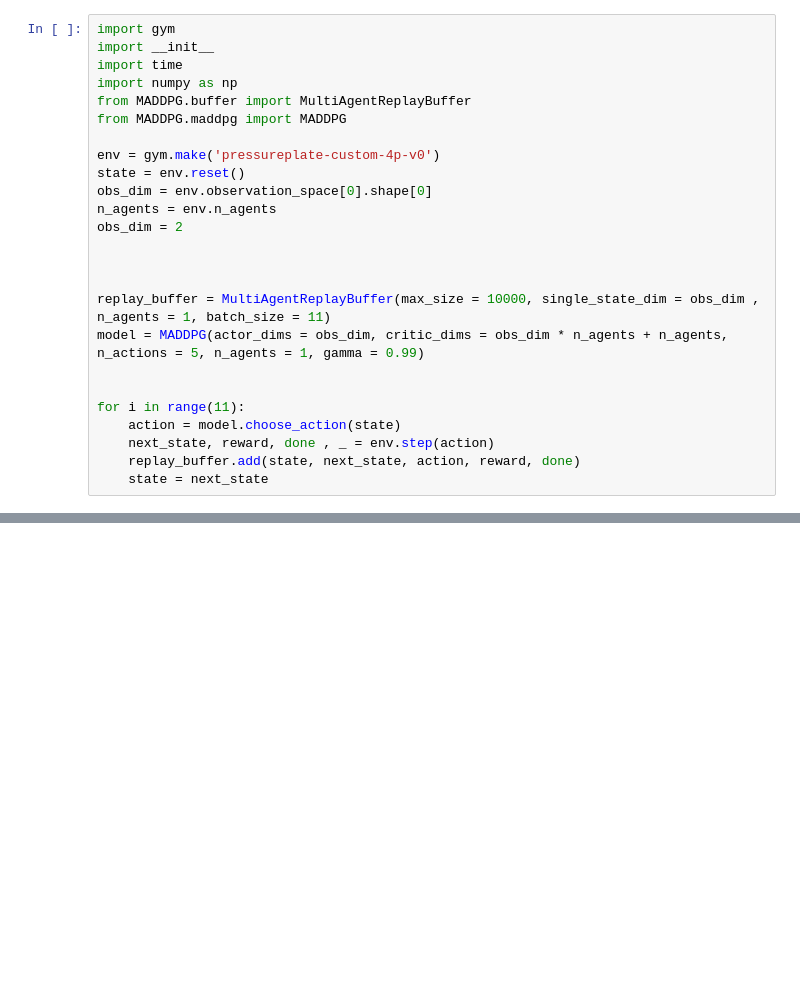
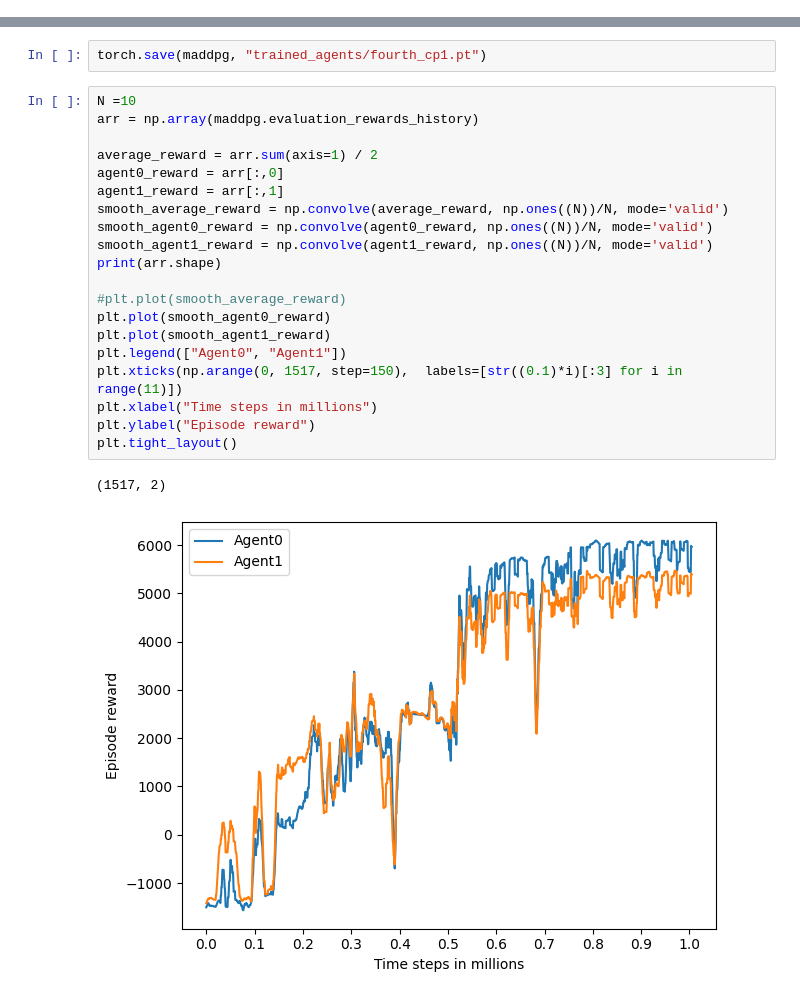
Before and after one commit to Paledomain/pressureplate, a Jupyter notebook: pressureplate/train_agent.ipynb, the cells around one changed output, grey strips where cells are left out. Cells and saved outputs as stored; diff of their text form; blank space fills up the shorter version.

```diff
--- a/pressureplate/train_agent.ipynb
+++ b/pressureplate/train_agent.ipynb
@@ -359,25 +49,0 @@ KeyboardInterrupt:
-# %%
-import gym
-import __init__
-import time
-import numpy as np
-from MADDPG.buffer import MultiAgentReplayBuffer
-from MADDPG.maddpg import MADDPG
-
-env = gym.make('pressureplate-custom-4p-v0')
-state = env.reset()
-obs_dim = env.observation_space[0].shape[0]
-n_agents = env.n_agents
-obs_dim = 2
-
-
-
-replay_buffer = MultiAgentReplayBuffer(max_size = 10000, single_state_dim = obs_dim , n_agents = 1, batch_size = 11)
-model = MADDPG(actor_dims = obs_dim, critic_dims = obs_dim * n_agents + n_agents, n_actions = 5, n_agents = 1, gamma = 0.99)
-
-
-for i in range(11):
-    action = model.choose_action(state)
-    next_state, reward, done , _ = env.step(action)
-    replay_buffer.add(state, next_state, action, reward, done)
-    state = next_state
@@ -414,0 +192,25 @@ tensor([[1],
+# %%
+torch.save(maddpg, "trained_agents/fourth_cp1.pt")
+# %%
+N =10
+arr = np.array(maddpg.evaluation_rewards_history)
+
+average_reward = arr.sum(axis=1) / 2
+agent0_reward = arr[:,0]
+agent1_reward = arr[:,1]
+smooth_average_reward = np.convolve(average_reward, np.ones((N))/N, mode='valid')
+smooth_agent0_reward = np.convolve(agent0_reward, np.ones((N))/N, mode='valid')
+smooth_agent1_reward = np.convolve(agent1_reward, np.ones((N))/N, mode='valid')
+print(arr.shape)
+
+#plt.plot(smooth_average_reward)
+plt.plot(smooth_agent0_reward)
+plt.plot(smooth_agent1_reward)
+plt.legend(["Agent0", "Agent1"])
+plt.xticks(np.arange(0, 1517, step=150),  labels=[str((0.1)*i)[:3] for i in range(11)])
+plt.xlabel("Time steps in millions")
+plt.ylabel("Episode reward")
+plt.tight_layout()
+# %% [output]
+(1517, 2)
+[figure, added]
```
Also changed, not shown: parts of 15 cells of this notebook, 11 other files.
